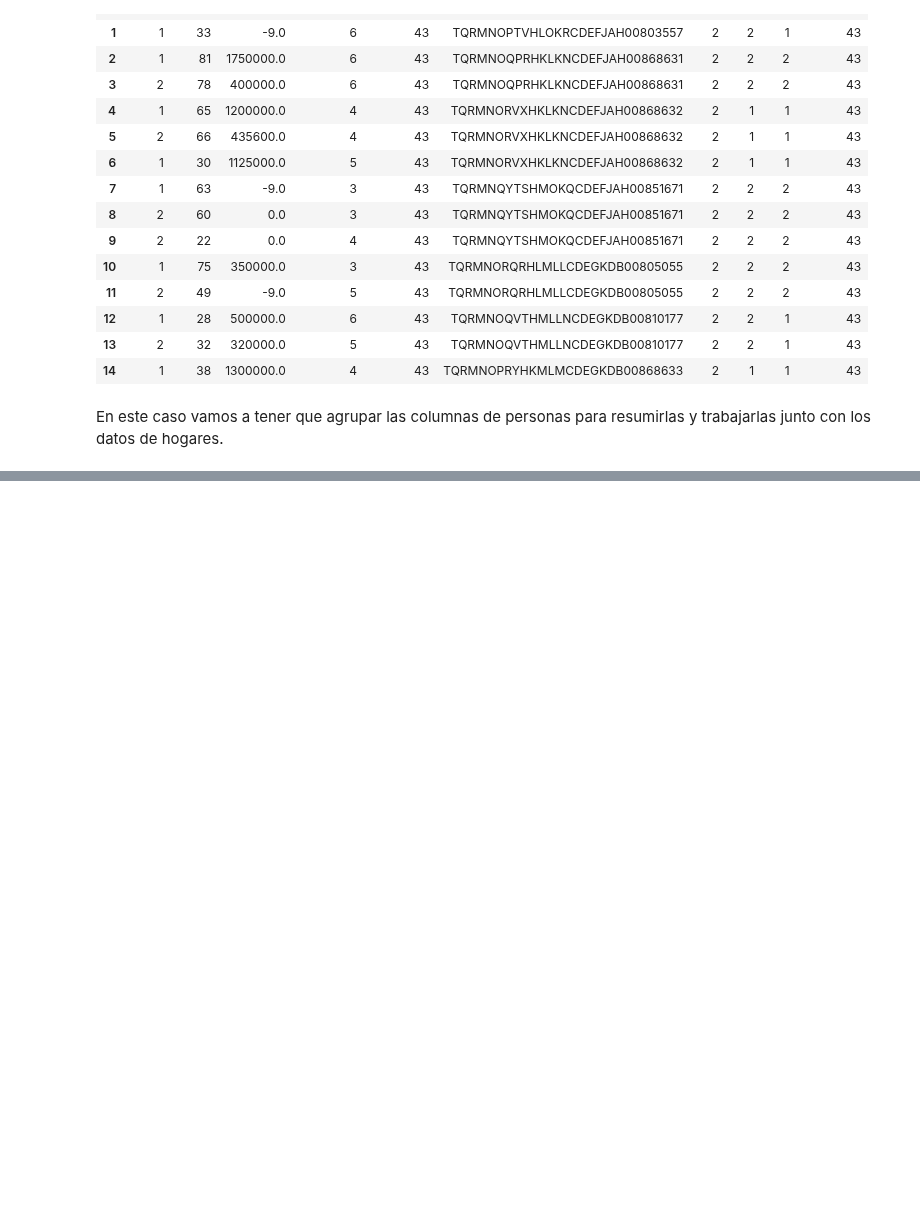
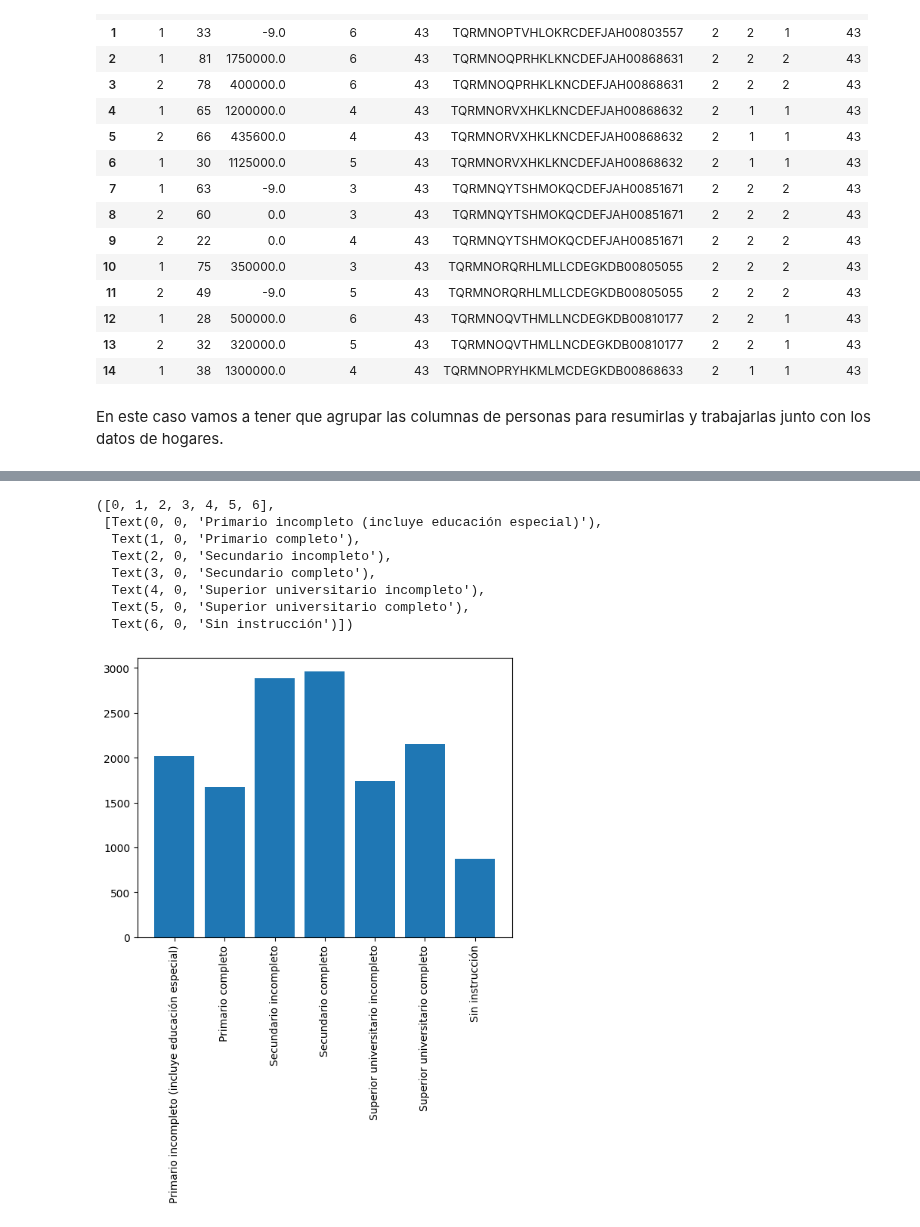
Before and after one commit to LMatiPerez/AnalisisDeDatosI_G5, a Jupyter notebook: analisis_grupo_5_final.ipynb, the cells around one changed output, grey strips where cells are left out. Saved outputs shown, nothing was run; the diff lists cells and outputs as text; code cells hidden in the pictures; blank space fills up the shorter version.

```diff
--- a/analisis_grupo_5_final.ipynb
+++ b/analisis_grupo_5_final.ipynb
@@ -253,0 +248,11 @@ En este caso vamos a tener que agrupar las columnas de personas para resumirlas
+# %%
+nivel_educativo = pd.DataFrame([
+    (1, "Primario incompleto (incluye educación especial)"),
+    (2, "Primario completo"),
+    (3, "Secundario incompleto"),
+    (4, "Secundario completo"),
+    (5, "Superior universitario incompleto"),
+    (6, "Superior universitario completo"),
+    (7, "Sin instrucción"),
+    (9, "Ns/Nr"),
+    ], columns=["NIVEL_ED", "NIVEL_ED_NOMBRE"])
@@ -253,0 +294,16 @@ En este caso vamos a tener que agrupar las columnas de personas para resumirlas
+# %%
+frecuencias = personas_fil.merge(nivel_educativo, how="inner", on="NIVEL_ED")[["NIVEL_ED","NIVEL_ED_NOMBRE"]].value_counts().reset_index(name='NIVEL_ED_COUNT').sort_values("NIVEL_ED")
+plt.bar(frecuencias["NIVEL_ED_NOMBRE"], frecuencias["NIVEL_ED_COUNT"])
+# frecuencias.reset_index(name='NIVEL_ED_COUNT').sort_values("NIVEL_ED")
+# plt.bar(frecuencias.index, frecuencias)
+plt.xticks(rotation=90)
+# %% [output]
+([0, 1, 2, 3, 4, 5, 6],
+ [Text(0, 0, 'Primario incompleto (incluye educación especial)'),
+  Text(1, 0, 'Primario completo'),
+  Text(2, 0, 'Secundario incompleto'),
+  Text(3, 0, 'Secundario completo'),
+  Text(4, 0, 'Superior universitario incompleto'),
+  Text(5, 0, 'Superior universitario completo'),
+  Text(6, 0, 'Sin instrucción')])
+[figure, added]
```
Also changed, not shown: parts of 39 cells of this notebook, 1 other file.
